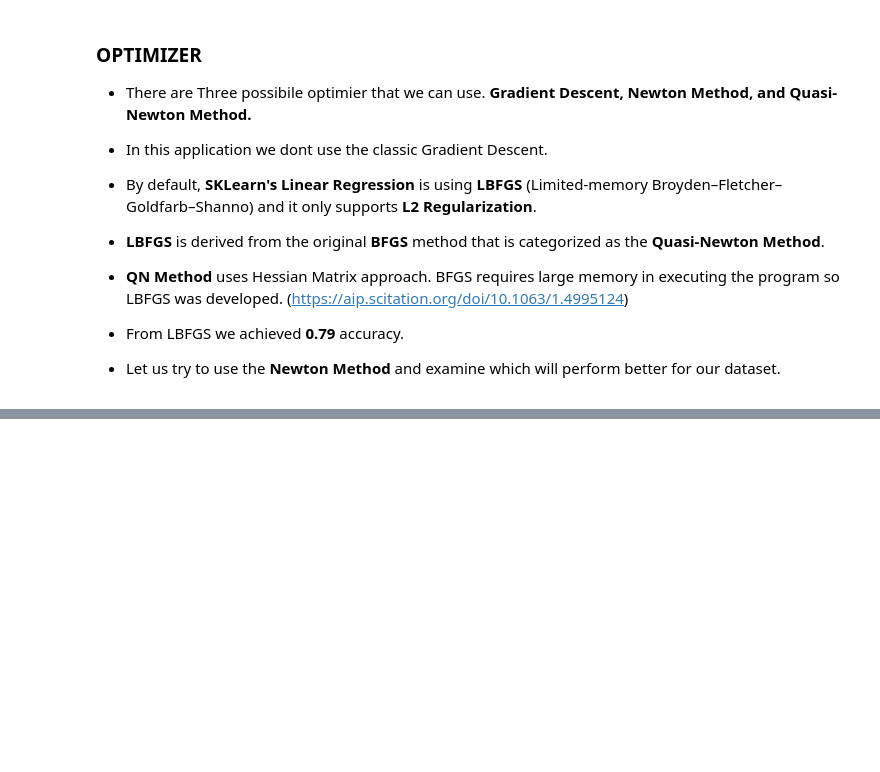
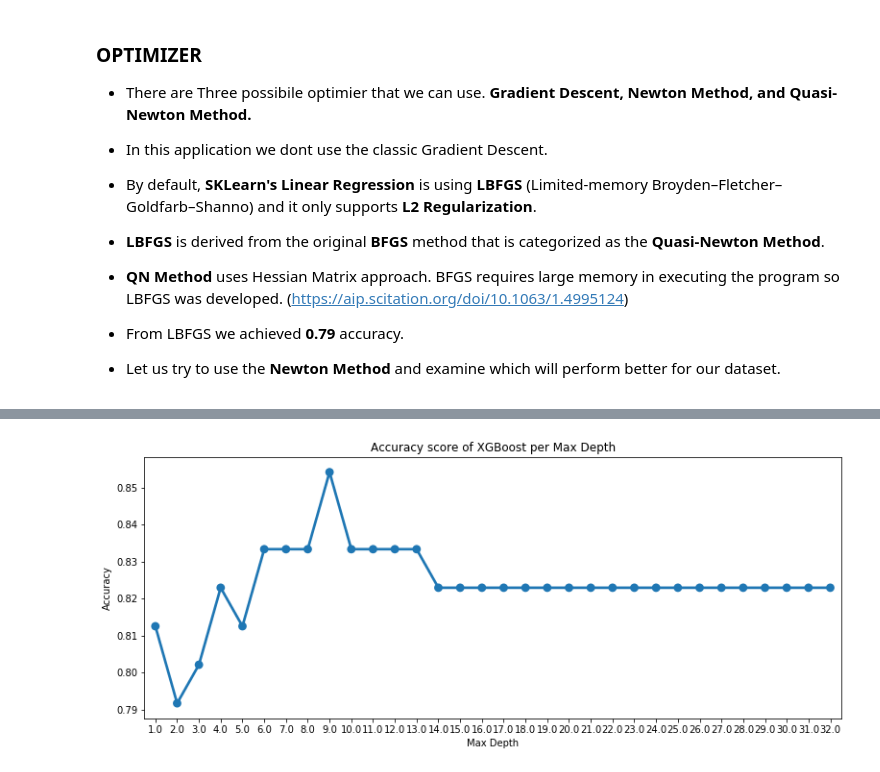
Before and after one commit to carlodizon03/DM-Students-Academic-Performance-, a Jupyter notebook: models.ipynb, the cells around one changed output, grey strips where cells are left out. Cells and saved outputs as stored; diff of their text form; code cells hidden in the pictures; blank space fills up the shorter version.

```diff
--- a/models.ipynb
+++ b/models.ipynb
@@ -453,0 +492,17 @@ accuracy is 0.8229166666666666
+# %%
+max_depths = np.linspace(1, 32, 32, endpoint=True)
+plt.figure(figsize=(13,5))
+score = []
+est = []
+for d in max_depths:
+    dt = XGBClassifier(max_depth= int(d),random_state=52)
+    pred1 = dt.fit(X_train, y_train).predict(X_test)
+    accuracy = accuracy_score(y_test, pred1)
+    score.append(accuracy)
+    est.append(d)
+plot = sns.pointplot(x=est, y=score)
+plot.set(xlabel='Max Depth', ylabel='Accuracy',
+         title='Accuracy score of XGBoost per Max Depth')
+plt.show()
+# %% [output]
+[figure, added]
```
Also changed, not shown: parts of 6 cells of this notebook.
